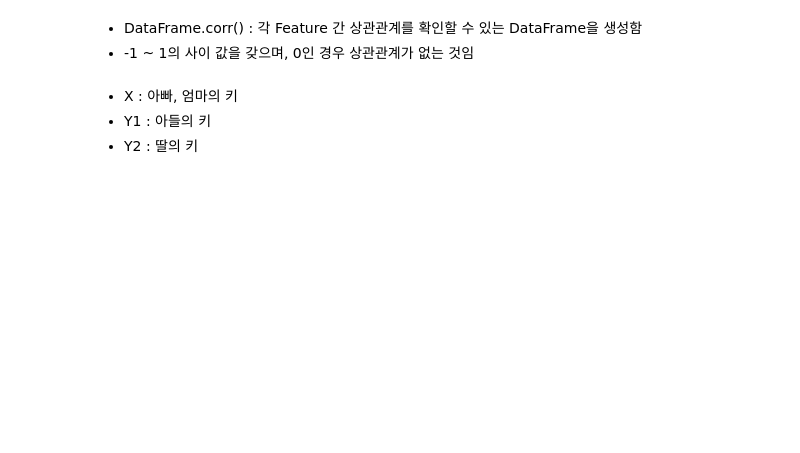
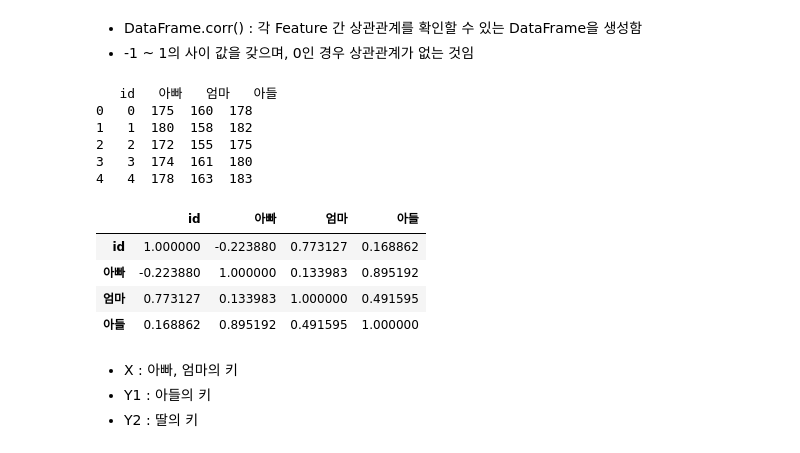
Before and after one commit to steve-park/data-engineering, a Jupyter notebook: 빅분기 실기학습/ML/[ML_01]_basic_LAB.ipynb, the cells around one changed output. Drawn from its saved outputs; the diff is of its cells as text; code cells hidden in the pictures; blank space fills up the shorter version.

```diff
--- a/빅분기 실기학습/ML/[ML_01]_basic_LAB.ipynb
+++ b/빅분기 실기학습/ML/[ML_01]_basic_LAB.ipynb
@@ -87,6 +135,24 @@ df2.to_csv('X_test.csv')
 - -1 ~ 1의 사이 값을 갖으며, 0인 경우 상관관계가 없는 것임
 # %%
 # [1] 아빠, 엄마, 아들 키의 상관관계
+df = X_train.copy()
+df['아들'] = Y1_train['아들']
+print(df.head())
+# %% [output]
+   id   아빠   엄마   아들
+0   0  175  160  178
+1   1  180  158  182
+2   2  172  155  175
+3   3  174  161  180
+4   4  178  163  183
+# %%
+df.corr()
+# %% [output]
+|  | id | 아빠 | 엄마 | 아들 |
+| id | 1.000000 | -0.223880 | 0.773127 | 0.168862 |
+| 아빠 | -0.223880 | 1.000000 | 0.133983 | 0.895192 |
+| 엄마 | 0.773127 | 0.133983 | 1.000000 | 0.491595 |
+| 아들 | 0.168862 | 0.895192 | 0.491595 | 1.000000 |
 # %% [markdown]
 - X : 아빠, 엄마의 키
 - Y1 : 아들의 키
```
Also changed, not shown: parts of 32 cells of this notebook.
